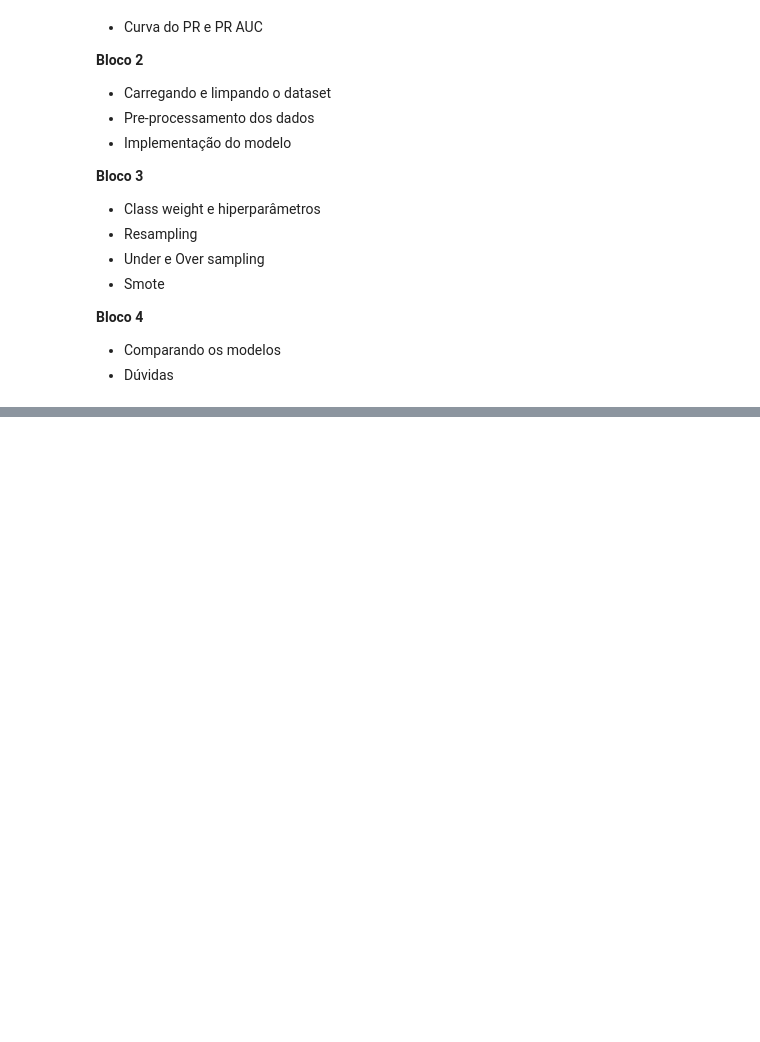
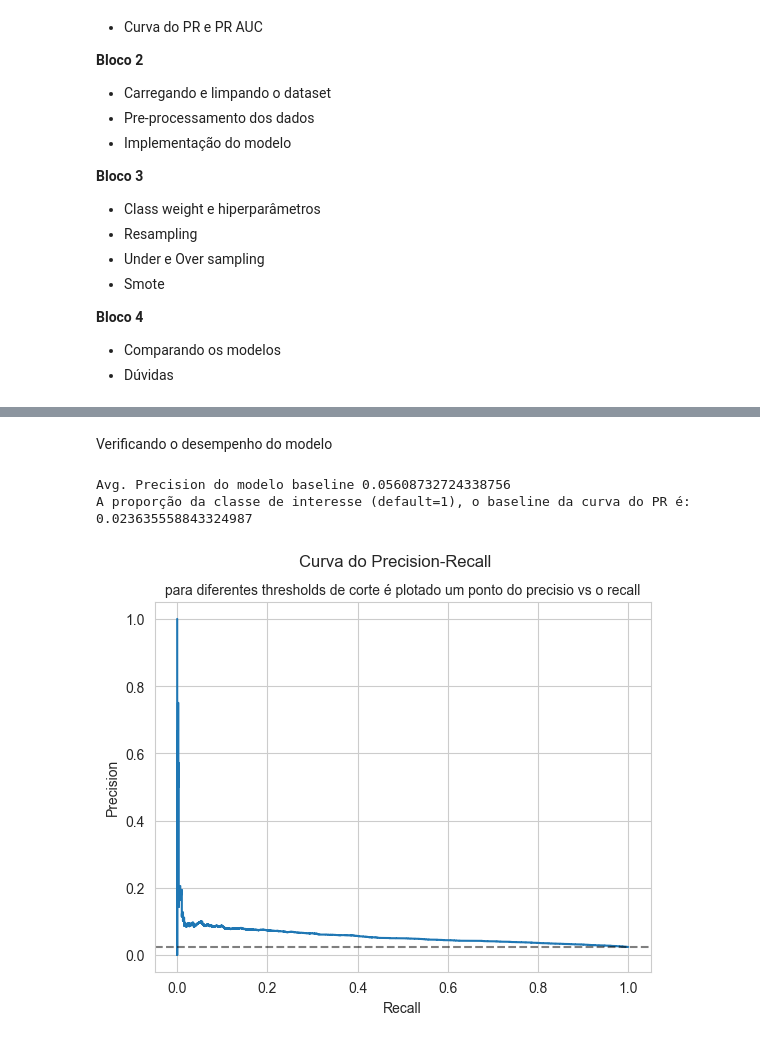
Before and after one commit to marcusos/tera-lessons, a Jupyter notebook: balanceamento_datasets/aula_balanceamento_datasets_v1.ipynb, the cells around one changed output, grey strips where cells are left out. Cells and saved outputs as stored; diff of their text form; code cells hidden in the pictures; blank space fills up the shorter version.

```diff
--- a/balanceamento_datasets/aula_balanceamento_datasets_v1.ipynb
+++ b/balanceamento_datasets/aula_balanceamento_datasets_v1.ipynb
@@ -49,0 +188,3 @@ Você é um consultor de Data Science contratado pela MyBank para auxiliar a emp
+# %%
+default_ratio = df.default.value_counts(normalize=True)[1]
+print(default_ratio)
@@ -53,0 +318,24 @@ import
+# %% [markdown]
+Verificando o desempenho do modelo
+# %%
+# Verificando o valor do Avg. Preicision https://scikit-learn.org/stable/modules/generated/sklearn.metrics.average_precision_score.html
+avg_precision = average_precision_score(y_test, y_score)
+print('Avg. Precision do modelo baseline', average_precision_score(y_test, y_score))
+print('A proporção da classe de interesse (default=1), o baseline da curva do PR é: ', default_ratio)
+
+# Computando o precision e o recall para diferentes thresholds
+precision,recall,_ = precision_recall_curve(y_test, y_score)
+
+#Plotando a curva do precision vs recall
+disp = PrecisionRecallDisplay(precision=precision, recall=recall)
+disp.plot()
+title = 'Curva do Precision-Recall'
+subtitle = 'para diferentes thresholds de corte é plotado um ponto do precisio vs o recall'
+plt.suptitle(title, y=0.98, fontsize=12)
+plt.title(subtitle, fontsize=10)
+plt.axhline(default_ratio, linestyle='--', color='black', alpha=0.5)
+plt.show()
+# %% [output]
+Avg. Precision do modelo baseline 0.05608732724338756
+A proporção da classe de interesse (default=1), o baseline da curva do PR é:  0.023635558843324987
+[figure, added]
```
Also changed, not shown: parts of 65 cells of this notebook, 5 other files.
